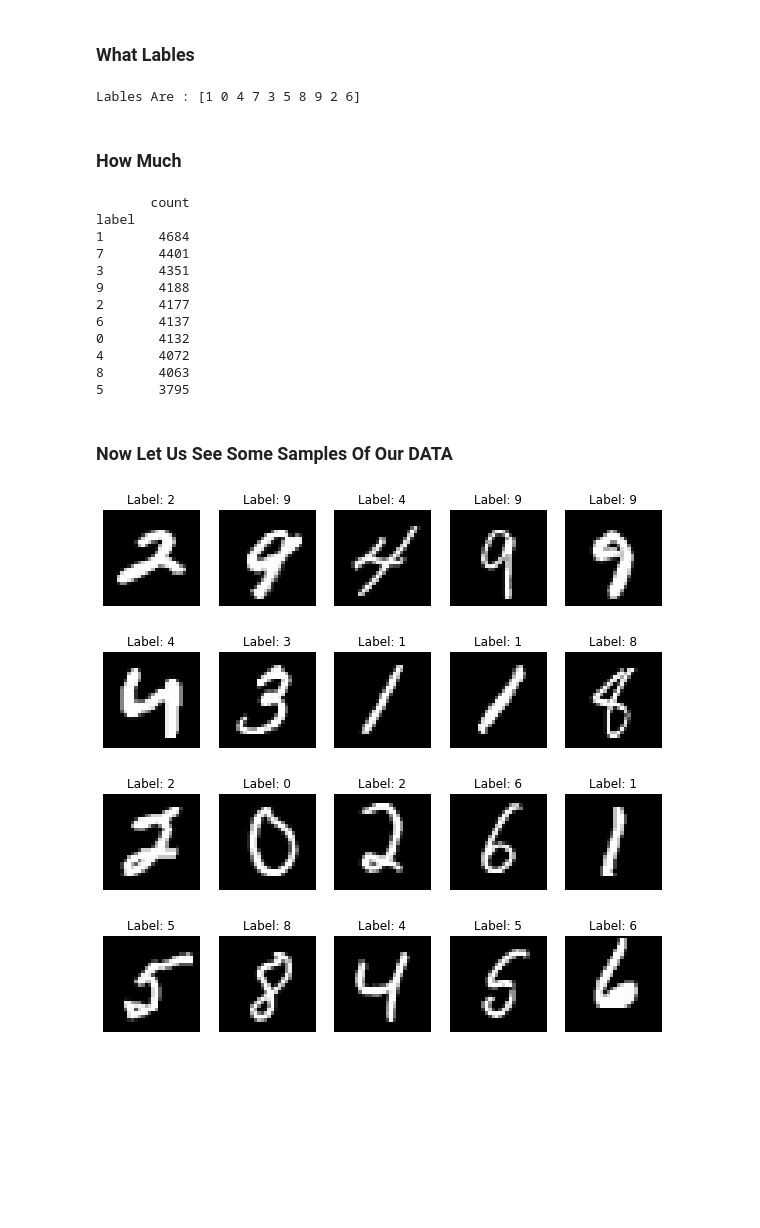
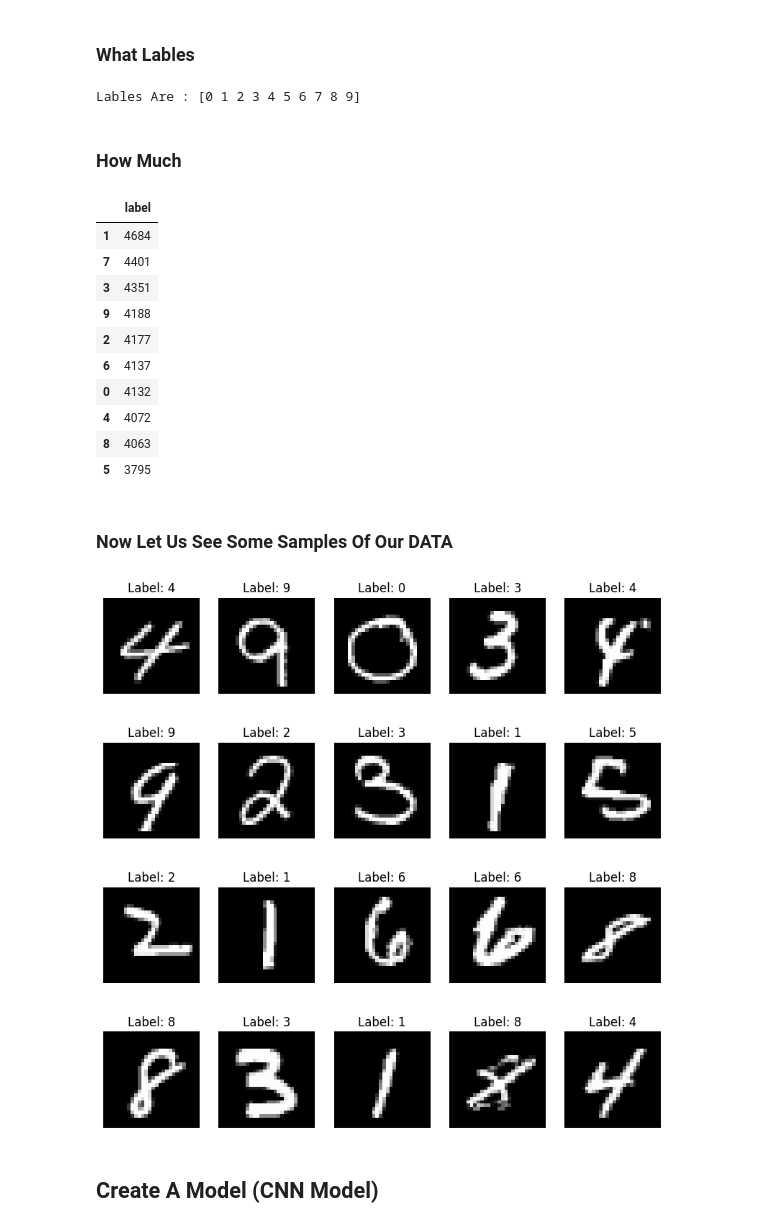
Before and after one commit to youssef-khalf/AI-EAGLES-KAGGLE_COMPETITIONS-, a Jupyter notebook: DIGIT-RECOGNIZER/ATWAN.ipynb, the cells around one changed output. Cells and saved outputs as stored; diff of their text form; code cells hidden in the pictures; blank space fills up the shorter version.

```diff
--- a/DIGIT-RECOGNIZER/ATWAN.ipynb
+++ b/DIGIT-RECOGNIZER/ATWAN.ipynb
@@ -36,0 +50,21 @@ data = pd.read_csv("DATA/train.csv")
+# %%
+# Load and preprocess the MNIST dataset
+TrainData = pd.read_csv("/content/train.csv")
+
+Labels = TrainData.iloc[:, 0]
+# Convert labels to one-hot encoded format
+Labels_ = to_categorical(Labels)
+
+TrainData = TrainData.drop(columns=TrainData.columns[0], axis=1) # drop labels
+
+TestData  = pd.read_csv("/content/test.csv")
+
+# Reshape and normalize the input images
+
+#1- Extract the pixel values from the TrainData & TestData
+image_pixels  = TrainData.iloc[:, :].values
+image_pixelsT = TestData.iloc[:, :].values
+
+#2- Reshape the pixel values for each image into a 28x28
+reshaped_images  = image_pixels.reshape(-1, 28, 28, 1)
+reshaped_imagesT = image_pixelsT.reshape(-1, 28, 28, 1)
@@ -43,7 +85,7 @@ LABELS = data['label'].unique()
 # %%
-print(f'Lables Are : {LABELS}')
+print(f'Lables Are : {np.sort(LABELS)}')
 # %% [output]
-Lables Are : [1 0 4 7 3 5 8 9 2 6]
+Lables Are : [0 1 2 3 4 5 6 7 8 9]
 # %% [markdown]
 ### How Much
 # %%
@@ -51,37 +93,33 @@ COUNT=data['label'].value_counts()
 # %%
 DF = pd.DataFrame(COUNT)
-print(DF)
+DF
 # %% [output]
-       count
-label
-1       4684
-7       4401
-3       4351
-9       4188
-2       4177
-6       4137
-0       4132
-4       4072
-8       4063
-5       3795
+|  | label |
+| 1 | 4684 |
+| 7 | 4401 |
+| 3 | 4351 |
+| 9 | 4188 |
+| 2 | 4177 |
+| 6 | 4137 |
+| 0 | 4132 |
+| 4 | 4072 |
+| 8 | 4063 |
+| 5 | 3795 |
 # %% [markdown]
 ### Now Let Us See Some Samples Of Our DATA
 # %%
-#Here We Chise Just % Images From Our Data
-random_indices = np.random.randint(0, len(data), size=20)
+#Here We Chise Just # Images From Our Data
+random_indices = np.random.randint(0, len(TrainData), size=20)
 
 #Then Visualize It
 fig, axes = plt.subplots(nrows=4, ncols=5, figsize=(10, 10))
 
 for i, ax in zip(random_indices, axes.flatten()):
-
-    image_data = data.iloc[i, 1:].values.reshape(28, 28)
-
-    label = data.iloc[i, 0]
-
-    ax.imshow(image_data, cmap='gray')
-    ax.set_title(f'Label: {label}') # Here We Put The Lable Above Each Image
+    ax.imshow(reshaped_images[i], cmap='gray')
+    ax.set_title(f'Label: {Labels[i]}') # Here We Put The Lable Above Each Image
     ax.axis('off')
 plt.show()
 # %% [output]
-[figure, old version]
+[figure, new version]
+# %% [markdown]
+## Create A Model (CNN Model)
```
Also changed, not shown: parts of 39 cells of this notebook, 2 other files.
